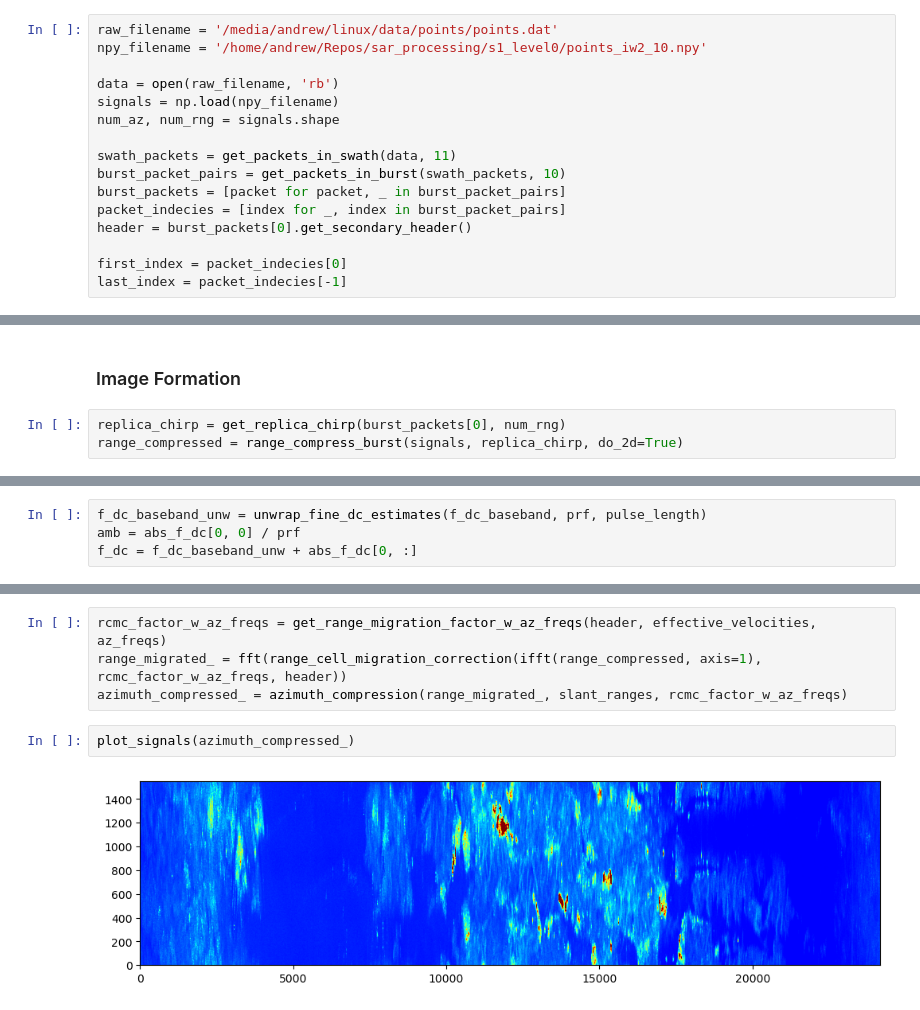
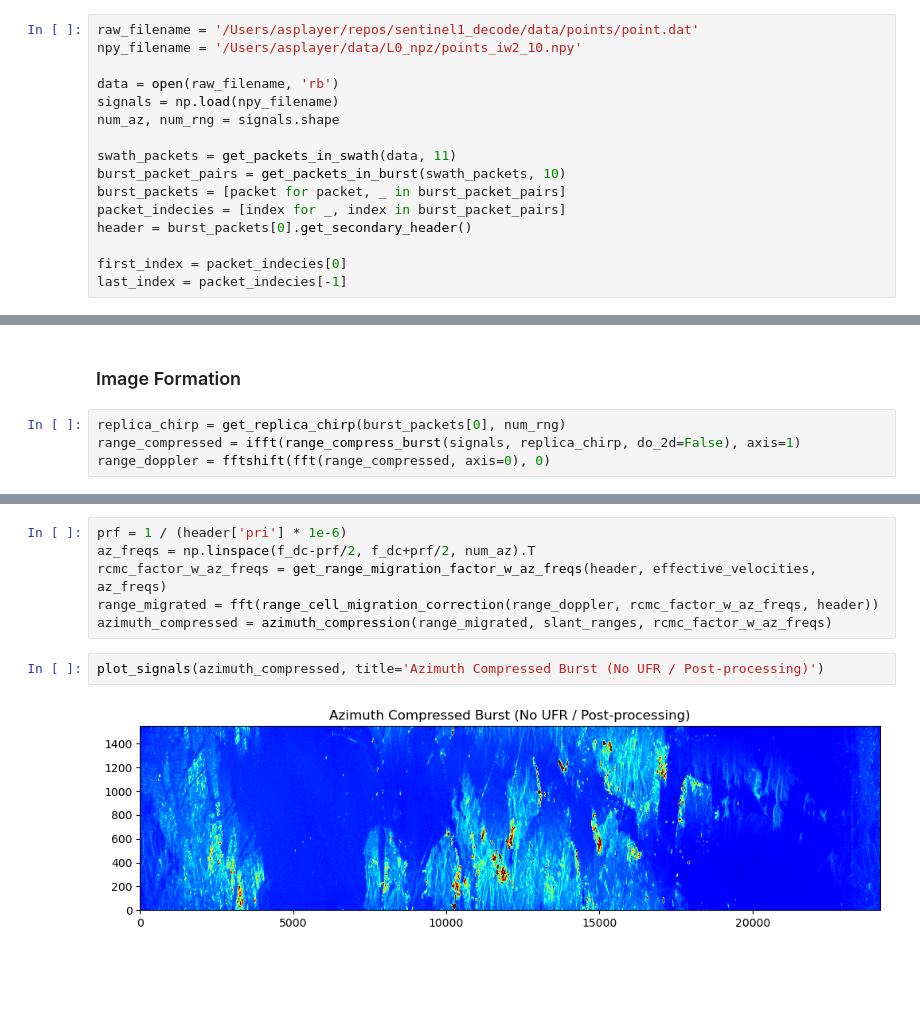
Before and after one commit to AndrewPlayer3/sar_processing, a Jupyter notebook: s1_level0/level_1.ipynb, the cells around one changed output, grey strips where cells are left out. Cells and saved outputs as stored; diff of their text form; blank space fills up the shorter version.

```diff
--- a/s1_level0/level_1.ipynb
+++ b/s1_level0/level_1.ipynb
@@ -519,8 +573,8 @@ def azimuth_compression(image, slant_ranges, rcmc_factor):
 # %% [markdown]
 ### Load Data
 # %%
-raw_filename = '/media/andrew/linux/data/points/points.dat'
-npy_filename = '/home/andrew/Repos/sar_processing/s1_level0/points_iw2_10.npy'
+raw_filename = '/Users/asplayer/repos/sentinel1_decode/data/points/point.dat'
+npy_filename = '/Users/asplayer/data/L0_npz/points_iw2_10.npy'
 
 data = open(raw_filename, 'rb')
 signals = np.load(npy_filename)
@@ -556,4 +614,5 @@ attitudes = np.asarray([get_attitude(time) for time in az_times])
 ### Image Formation
 # %%
 replica_chirp = get_replica_chirp(burst_packets[0], num_rng)
-range_compressed = range_compress_burst(signals, replica_chirp, do_2d=True)
+range_compressed = ifft(range_compress_burst(signals, replica_chirp, do_2d=False), axis=1)
+range_doppler = fftshift(fft(range_compressed, axis=0), 0)
@@ -644,4 +628,0 @@ def unwrap_fine_dc_estimates(fine_dc_estimates, PRF, pulse_length):
-# %%
-f_dc_baseband_unw = unwrap_fine_dc_estimates(f_dc_baseband, prf, pulse_length)
-amb = abs_f_dc[0, 0] / prf
-f_dc = f_dc_baseband_unw + abs_f_dc[0, :]
@@ -664,8 +629,10 @@ def get_range_migration_factor_w_az_freqs(header, effective_velocities, az_freqs
 # %%
+prf = 1 / (header['pri'] * 1e-6)
+az_freqs = np.linspace(f_dc-prf/2, f_dc+prf/2, num_az).T
 rcmc_factor_w_az_freqs = get_range_migration_factor_w_az_freqs(header, effective_velocities, az_freqs)
-range_migrated_ = fft(range_cell_migration_correction(ifft(range_compressed, axis=1), rcmc_factor_w_az_freqs, header))
-azimuth_compressed_ = azimuth_compression(range_migrated_, slant_ranges, rcmc_factor_w_az_freqs)
+range_migrated = fft(range_cell_migration_correction(range_doppler, rcmc_factor_w_az_freqs, header))
+azimuth_compressed = azimuth_compression(range_migrated, slant_ranges, rcmc_factor_w_az_freqs)
 # %%
-plot_signals(azimuth_compressed_)
+plot_signals(azimuth_compressed, title='Azimuth Compressed Burst (No UFR / Post-processing)')
 # %% [output]
-[figure, old version]
+[figure, new version]
```
Also changed, not shown: parts of 62 cells of this notebook.
